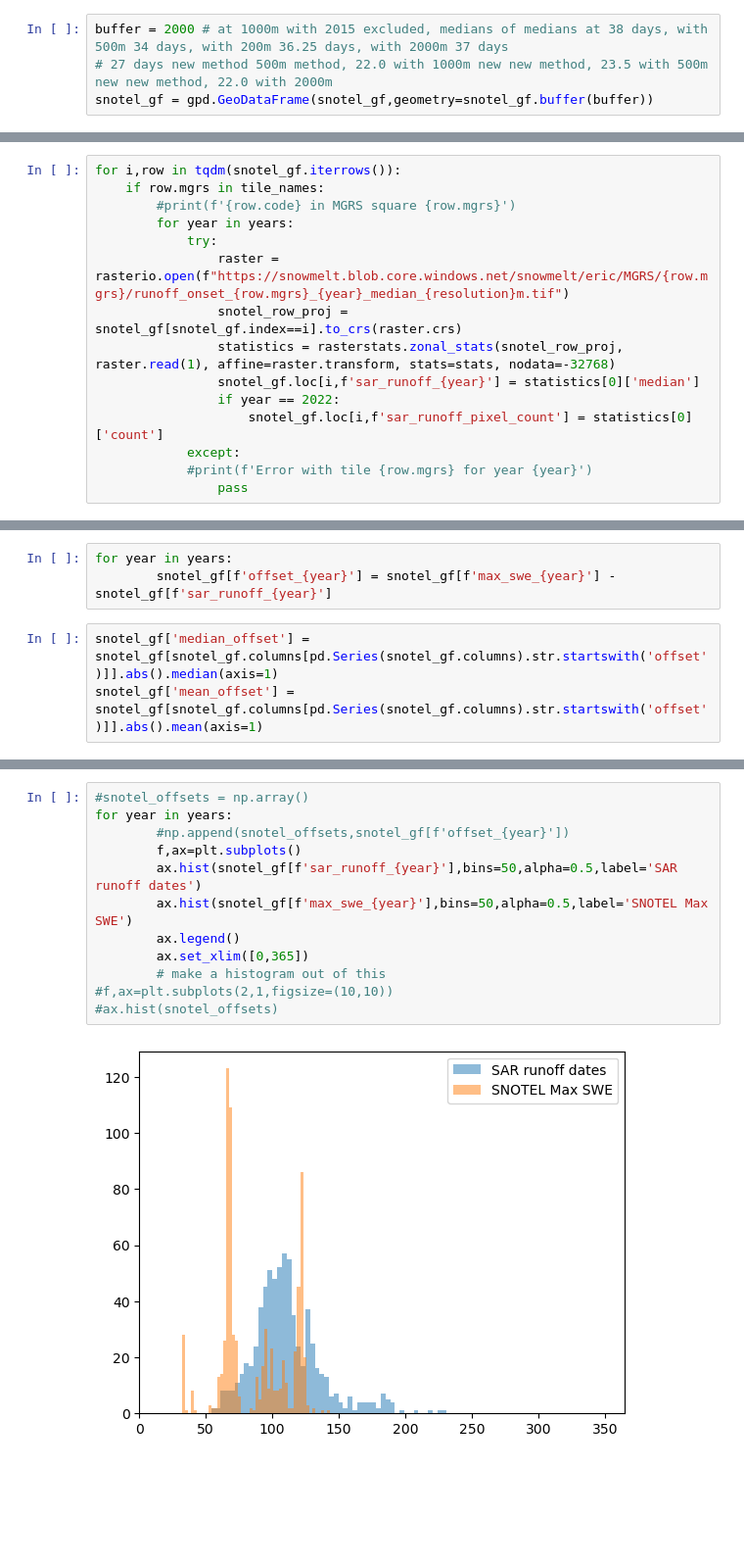
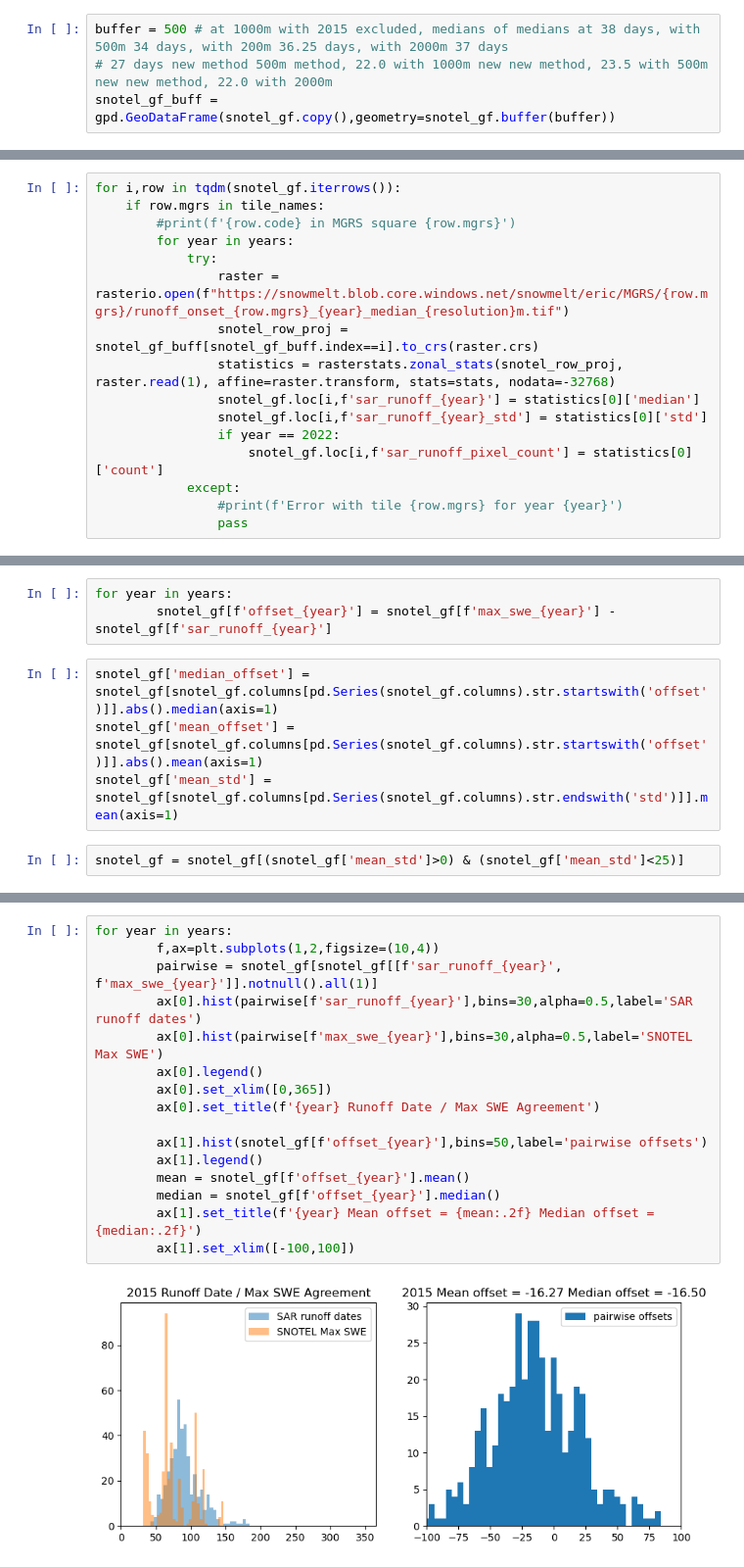
Before and after one commit to egagli/sar_snowmelt_timing, a Jupyter notebook: examples/snotel_sar_snowmelt_comparison.ipynb, the cells around one changed output, grey strips where cells are left out. Shown at 98% size. Cells and saved outputs as stored; diff of their text form; blank space fills up the shorter version.

```diff
--- a/examples/snotel_sar_snowmelt_comparison.ipynb
+++ b/examples/snotel_sar_snowmelt_comparison.ipynb
@@ -107,6 +121,6 @@ snotel_gf
 # %%
 snotel_gf = snotel_gf.to_crs('EPSG:32611')
 # %%
-buffer = 2000 # at 1000m with 2015 excluded, medians of medians at 38 days, with 500m 34 days, with 200m 36.25 days, with 2000m 37 days
+buffer = 500 # at 1000m with 2015 excluded, medians of medians at 38 days, with 500m 34 days, with 200m 36.25 days, with 2000m 37 days
 # 27 days new method 500m method, 22.0 with 1000m new new method, 23.5 with 500m new new method, 22.0 with 2000m
-snotel_gf = gpd.GeoDataFrame(snotel_gf,geometry=snotel_gf.buffer(buffer))
+snotel_gf_buff = gpd.GeoDataFrame(snotel_gf.copy(),geometry=snotel_gf.buffer(buffer))
@@ -124,11 +157,12 @@ for i,row in tqdm(snotel_gf.iterrows()):
         for year in years:
             try:
                 raster = rasterio.open(f"https://snowmelt.blob.core.windows.net/snowmelt/eric/MGRS/{row.mgrs}/runoff_onset_{row.mgrs}_{year}_median_{resolution}m.tif")
-                snotel_row_proj = snotel_gf[snotel_gf.index==i].to_crs(raster.crs)
+                snotel_row_proj = snotel_gf_buff[snotel_gf_buff.index==i].to_crs(raster.crs)
                 statistics = rasterstats.zonal_stats(snotel_row_proj, raster.read(1), affine=raster.transform, stats=stats, nodata=-32768)
                 snotel_gf.loc[i,f'sar_runoff_{year}'] = statistics[0]['median']
+                snotel_gf.loc[i,f'sar_runoff_{year}_std'] = statistics[0]['std']
                 if year == 2022:
                     snotel_gf.loc[i,f'sar_runoff_pixel_count'] = statistics[0]['count']
             except:
-            #print(f'Error with tile {row.mgrs} for year {year}')
+                #print(f'Error with tile {row.mgrs} for year {year}')
                 pass
@@ -156,4 +172,7 @@ for year in years:
 # %%
 snotel_gf['median_offset'] = snotel_gf[snotel_gf.columns[pd.Series(snotel_gf.columns).str.startswith('offset')]].abs().median(axis=1)
 snotel_gf['mean_offset'] = snotel_gf[snotel_gf.columns[pd.Series(snotel_gf.columns).str.startswith('offset')]].abs().mean(axis=1)
+snotel_gf['mean_std'] = snotel_gf[snotel_gf.columns[pd.Series(snotel_gf.columns).str.endswith('std')]].mean(axis=1)
+# %%
+snotel_gf = snotel_gf[(snotel_gf['mean_std']>0) & (snotel_gf['mean_std']<25)]
 # %%
@@ -176,14 +221,18 @@ snotel_gf.sort_values('mean_offset')#.head(20)
 # %%
-#snotel_offsets = np.array()
 for year in years:
-        #np.append(snotel_offsets,snotel_gf[f'offset_{year}'])
-        f,ax=plt.subplots()
-        ax.hist(snotel_gf[f'sar_runoff_{year}'],bins=50,alpha=0.5,label='SAR runoff dates')
-        ax.hist(snotel_gf[f'max_swe_{year}'],bins=50,alpha=0.5,label='SNOTEL Max SWE')
-        ax.legend()
-        ax.set_xlim([0,365])
-        # make a histogram out of this
-#f,ax=plt.subplots(2,1,figsize=(10,10))
-#ax.hist(snotel_offsets)
+        f,ax=plt.subplots(1,2,figsize=(10,4))
+        pairwise = snotel_gf[snotel_gf[[f'sar_runoff_{year}', f'max_swe_{year}']].notnull().all(1)]
+        ax[0].hist(pairwise[f'sar_runoff_{year}'],bins=30,alpha=0.5,label='SAR runoff dates')
+        ax[0].hist(pairwise[f'max_swe_{year}'],bins=30,alpha=0.5,label='SNOTEL Max SWE')
+        ax[0].legend()
+        ax[0].set_xlim([0,365])
+        ax[0].set_title(f'{year} Runoff Date / Max SWE Agreement')
+
+        ax[1].hist(snotel_gf[f'offset_{year}'],bins=50,label='pairwise offsets')
+        ax[1].legend()
+        mean = snotel_gf[f'offset_{year}'].mean()
+        median = snotel_gf[f'offset_{year}'].median()
+        ax[1].set_title(f'{year} Mean offset = {mean:.2f} Median offset = {median:.2f}')
+        ax[1].set_xlim([-100,100])
 # %% [output]
-[figure, old version]
+[figure, new version]
```
Also changed, not shown: parts of 23 cells of this notebook.
